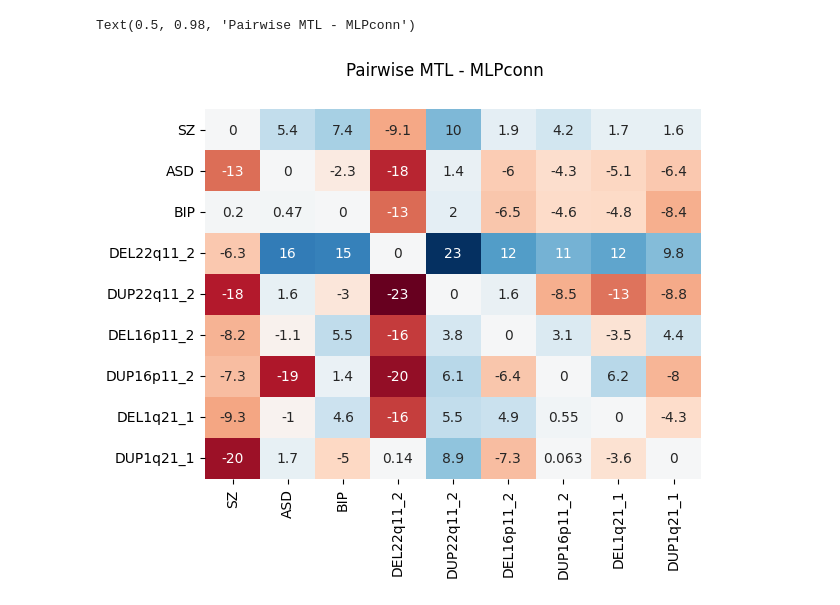
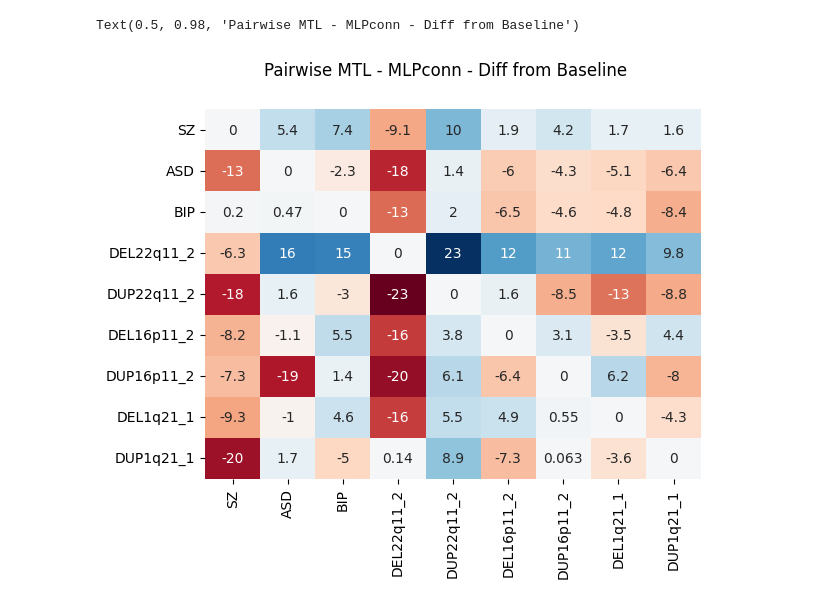
Before and after one commit to harveyaa/neuropsych_mtl, a Jupyter notebook: MTL/neg_transfer.ipynb, the cells around one changed output. Drawn from its saved outputs; the diff is of its cells as text; code cells hidden in the pictures.

```diff
--- a/MTL/neg_transfer.ipynb
+++ b/MTL/neg_transfer.ipynb
@@ -78,6 +79,6 @@ sns.heatmap(mlp_pairs,xticklabels=cases,yticklabels=cases,annot=True)
 # %%
 sns.heatmap(mlp_pairs - mlp_single,xticklabels=cases,yticklabels=cases,annot=True,cmap='RdBu',cbar=False)
-plt.suptitle('Pairwise MTL - MLPconn')
+plt.suptitle('Pairwise MTL - MLPconn - Diff from Baseline')
 # %% [output]
-Text(0.5, 0.98, 'Pairwise MTL - MLPconn')
+Text(0.5, 0.98, 'Pairwise MTL - MLPconn - Diff from Baseline')
-[figure, old version]
+[figure, new version]
```
Also changed, not shown: parts of 9 cells of this notebook.
